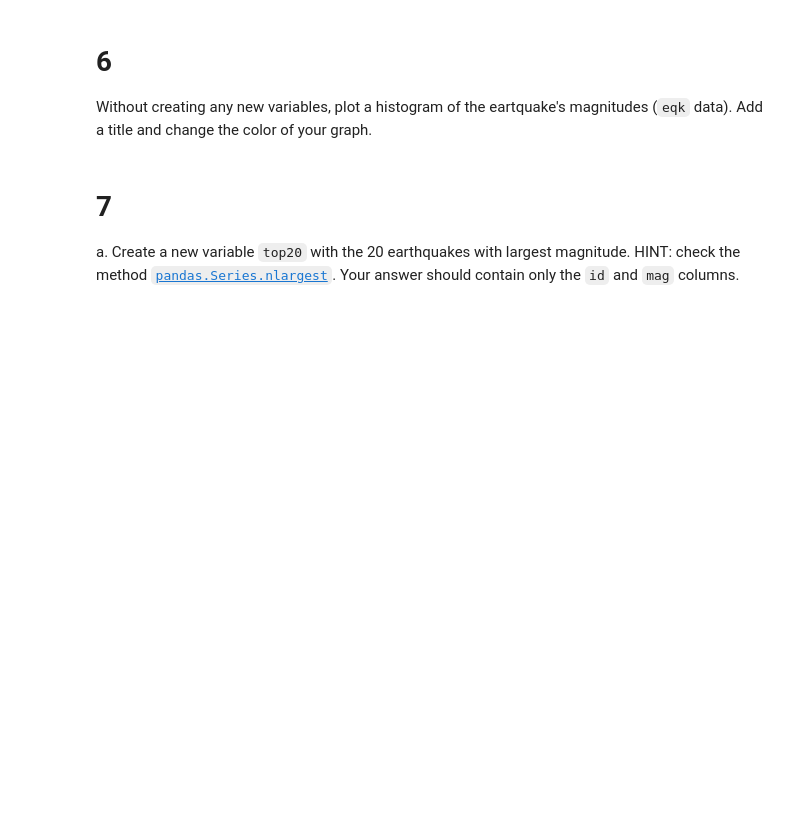
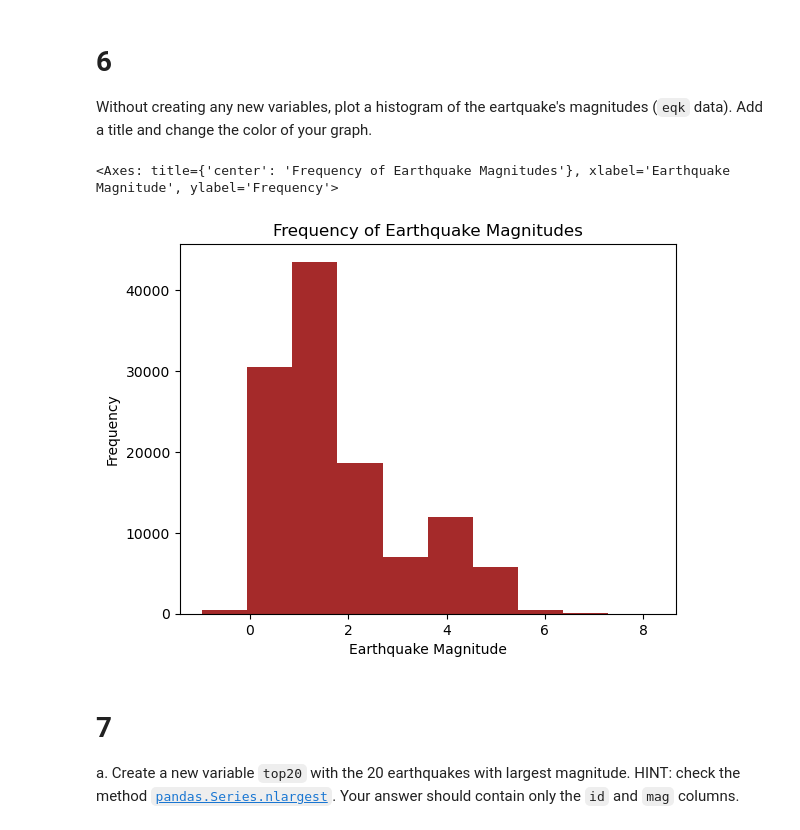
Before and after one commit to lsdixit/eds220-hwk1, a Jupyter notebook: task3/hwk1-task3-earthquakes.ipynb, the cells around one changed output. Drawn from its saved outputs; the diff is of its cells as text; code cells hidden in the pictures; blank space fills up the shorter version.

```diff
--- a/task3/hwk1-task3-earthquakes.ipynb
+++ b/task3/hwk1-task3-earthquakes.ipynb
@@ -205,6 +210,14 @@ grader.check("q5")
 
 # 6
 Without creating any new variables, plot a histogram of the eartquake's magnitudes (`eqk` data). Add a title and change the color of your graph.
+# %%
+eqk['mag'].plot(kind='hist', # histogram
+               xlabel = "Earthquake Magnitude", # change x axis label
+               title = "Frequency of Earthquake Magnitudes", # add title
+               color = 'brown') # change the color
+# %% [output]
+<Axes: title={'center': 'Frequency of Earthquake Magnitudes'}, xlabel='Earthquake Magnitude', ylabel='Frequency'>
+[figure, added]
 # %% [markdown]
 <!-- END QUESTION -->
 
```
Also changed, not shown: parts of 3 cells of this notebook.
